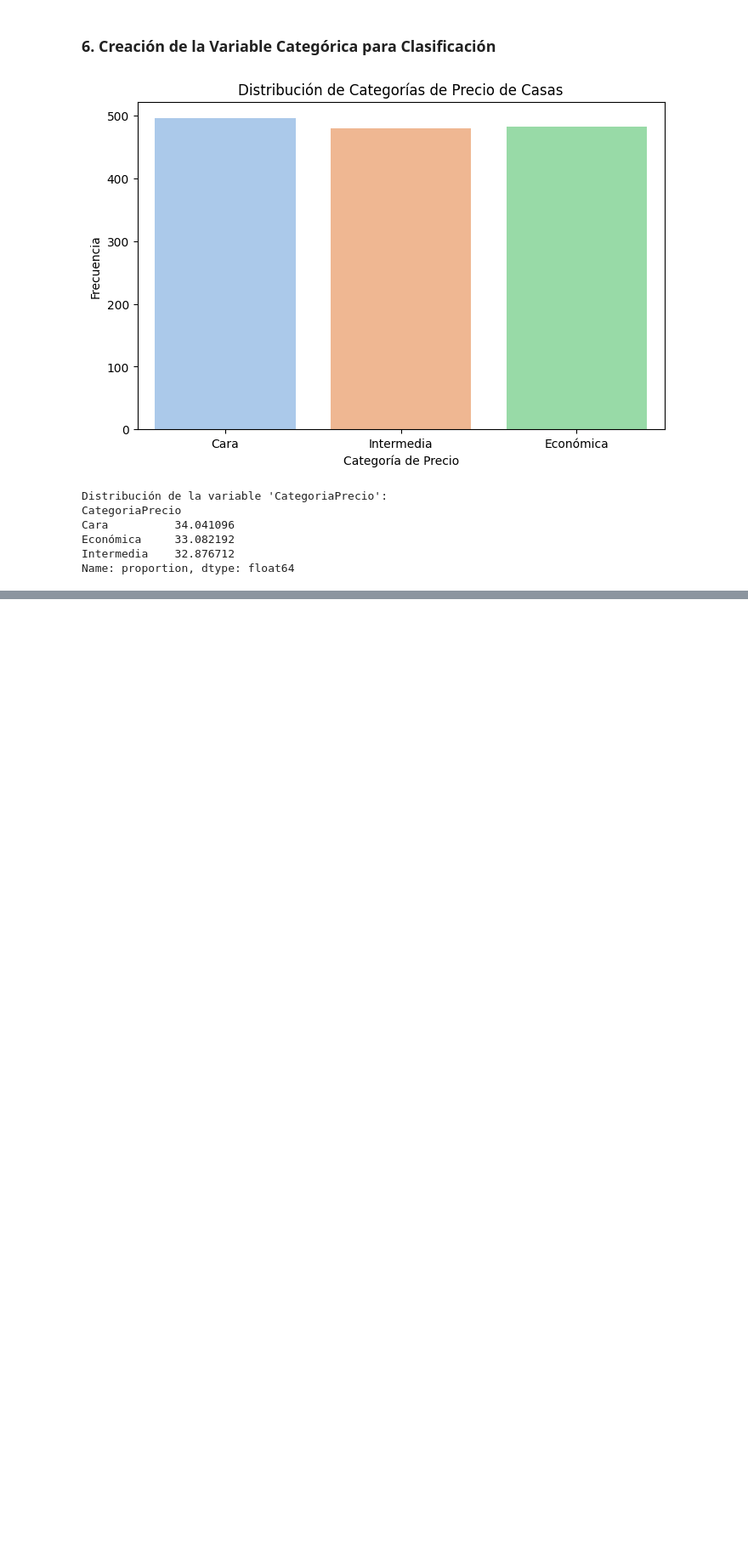
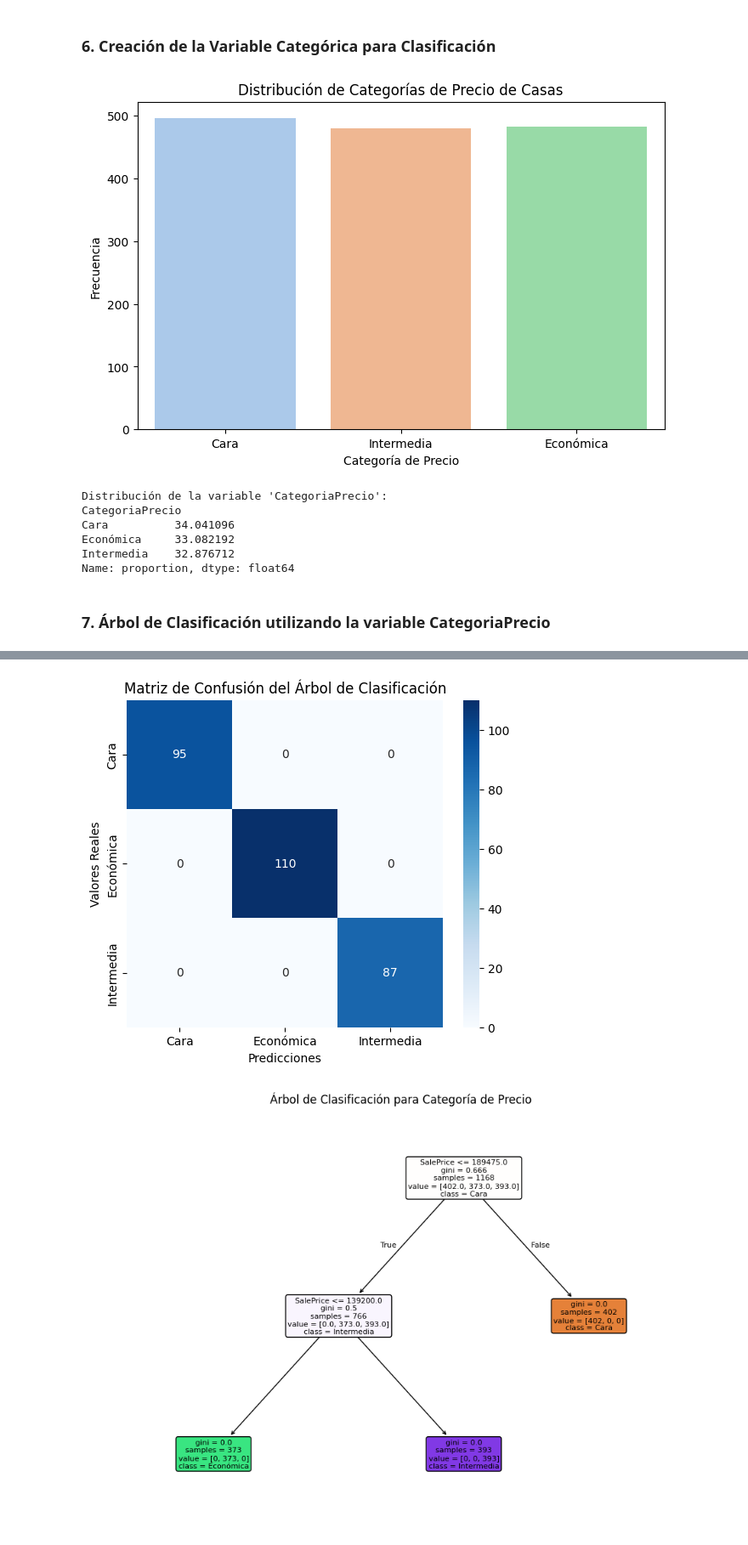
Before and after one commit to EstebanZG999/HT4Mineria, a Jupyter notebook: src/regresion_arbol.ipynb, the cells around one changed output, grey strips where cells are left out. Shown at 85% size. Drawn from its saved outputs; the diff is of its cells as text; code cells hidden in the pictures; blank space fills up the shorter version.

```diff
--- a/src/regresion_arbol.ipynb
+++ b/src/regresion_arbol.ipynb
@@ -423,3 +423,77 @@ Cara          34.041096
 Económica     33.082192
 Intermedia    32.876712
 Name: proportion, dtype: float64
+# %% [markdown]
+### 7. Árbol de Clasificación utilizando la variable CategoriaPrecio
+# %%
+# --------------------------------------------------
+# EJERCICIO 7: ÁRBOL DE CLASIFICACIÓN PARA CATEGORIZAR PRECIOS
+# --------------------------------------------------
+
+# Importar librerías necesarias
+from sklearn.tree import DecisionTreeClassifier, plot_tree
+from sklearn.metrics import accuracy_score, classification_report, confusion_matrix
+
+# --------------------------------------------------
+# SEPARACIÓN DE VARIABLES PREDICTORAS Y OBJETIVO
+# --------------------------------------------------
+
+# Convertir variables categóricas en numéricas
+df_encoded = pd.get_dummies(df, drop_first=True)
+
+# Excluir la variable de precio para entrenamiento
+X = df_encoded
+y = df['CategoriaPrecio']
+
+# Dividir en conjunto de entrenamiento y prueba
+X_train, X_test, y_train, y_test = train_test_split(X, y, test_size=0.2, random_state=42)
+
+# --------------------------------------------------
+# CREACIÓN Y ENTRENAMIENTO DEL ÁRBOL DE CLASIFICACIÓN
+# --------------------------------------------------
+
+# Crear el modelo de árbol de clasificación
+tree_classifier = DecisionTreeClassifier(max_depth=5, random_state=42)
+
+# Entrenar el modelo con los datos de entrenamiento
+tree_classifier.fit(X_train, y_train)
+
+# --------------------------------------------------
+# PREDICCIÓN Y EVALUACIÓN DEL MODELO
+# --------------------------------------------------
+
+# Realizar predicciones en el conjunto de prueba
+y_pred = tree_classifier.predict(X_test)
+
+# Calcular la precisión del modelo
+accuracy = accuracy_score(y_test, y_pred)
+print(f"\nPrecisión del modelo: {accuracy:.4f}")
+
+# Mostrar el reporte de clasificación
+print("\nReporte de Clasificación:")
+print(classification_report(y_test, y_pred))
+
+# --------------------------------------------------
+# MATRIZ DE CONFUSIÓN
+# --------------------------------------------------
+
+# Crear la matriz de confusión
+conf_matrix = confusion_matrix(y_test, y_pred)
+
+# Visualizar la matriz de confusión
+plt.figure(figsize=(6,5))
+sns.heatmap(conf_matrix, annot=True, fmt="d", cmap="Blues", xticklabels=tree_classifier.classes_, yticklabels=tree_classifier.classes_)
+plt.xlabel("Predicciones")
+plt.ylabel("Valores Reales")
+plt.title("Matriz de Confusión del Árbol de Clasificación")
+plt.show()
+
+# --------------------------------------------------
+# VISUALIZACIÓN DEL ÁRBOL
+# --------------------------------------------------
+
+plt.figure(figsize=(12,8))
+plot_tree(tree_classifier, feature_names=X.columns, class_names=tree_classifier.classes_, filled=True, rounded=True, fontsize=8)
+plt.title("Árbol de Clasificación para Categoría de Precio")
+plt.show()
+# %% [output]
@@ -425,0 +512,2 @@ Name: proportion, dtype: float64
+[figure, added]
+[figure, added]
```
Also changed, not shown: parts of 3 cells of this notebook.
